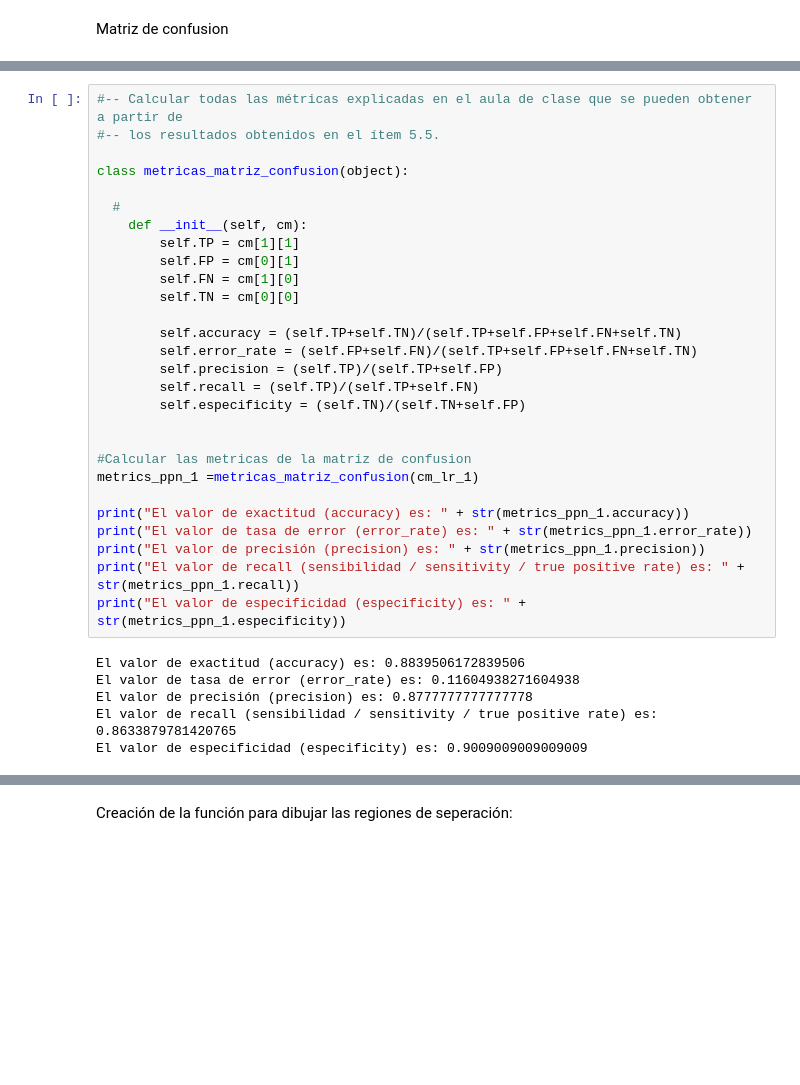
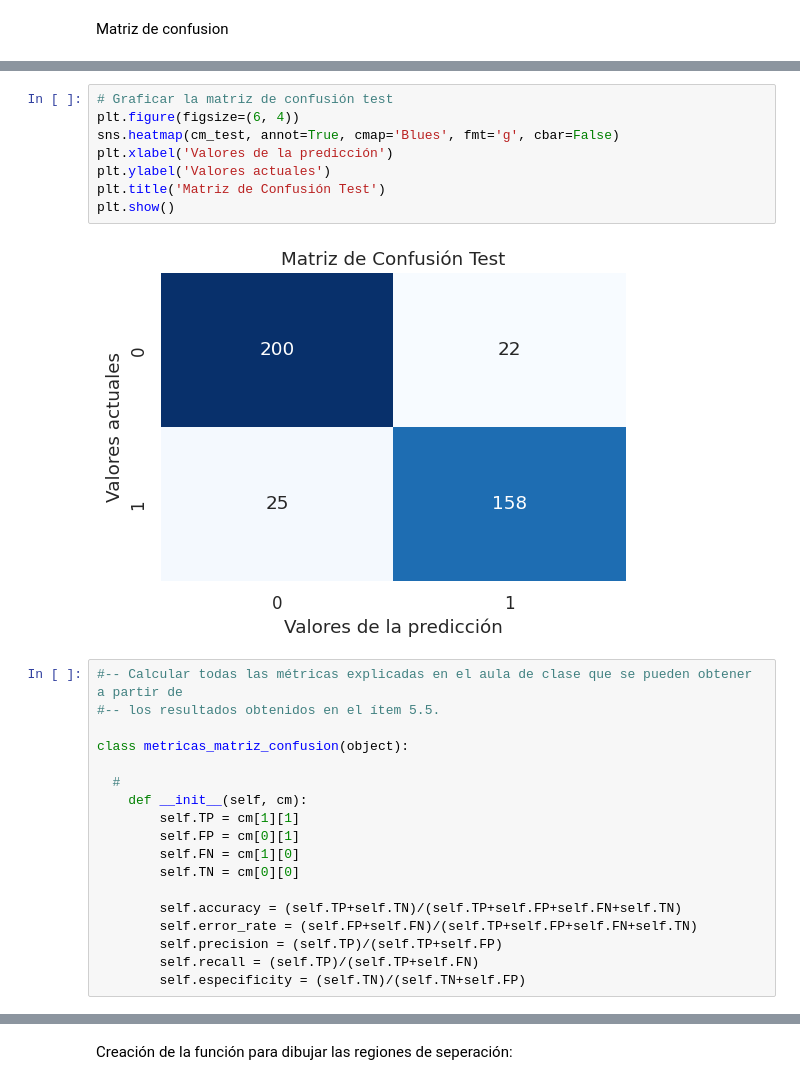
Before and after one commit to MiguelAngeloTr/Aprendizaje_Automatico, a Jupyter notebook: SEMANA_6/Tarea4/Tarea_Logistic_Regresion.ipynb, the cells around one changed output, grey strips where cells are left out. Saved outputs shown, nothing was run; the diff lists cells and outputs as text; blank space fills up the shorter version.

```diff
--- a/SEMANA_6/Tarea4/Tarea_Logistic_Regresion.ipynb
+++ b/SEMANA_6/Tarea4/Tarea_Logistic_Regresion.ipynb
@@ -360,3 +344,13 @@ plt.show()
+# %%
+# Graficar la matriz de confusión test
+plt.figure(figsize=(6, 4))
+sns.heatmap(cm_test, annot=True, cmap='Blues', fmt='g', cbar=False)
+plt.xlabel('Valores de la predicción')
+plt.ylabel('Valores actuales')
+plt.title('Matriz de Confusión Test')
+plt.show()
+# %% [output]
+[figure, added]
 # %%
 #-- Calcular todas las métricas explicadas en el aula de clase que se pueden obtener a partir de
 #-- los resultados obtenidos en el ítem 5.5.
@@ -375,19 +369,3 @@ class metricas_matriz_confusion(object):
         self.precision = (self.TP)/(self.TP+self.FP)
         self.recall = (self.TP)/(self.TP+self.FN)
         self.especificity = (self.TN)/(self.TN+self.FP)
-
-
-#Calcular las metricas de la matriz de confusion
-metrics_ppn_1 =metricas_matriz_confusion(cm_lr_1)
-
-print("El valor de exactitud (accuracy) es: " + str(metrics_ppn_1.accuracy))
-print("El valor de tasa de error (error_rate) es: " + str(metrics_ppn_1.error_rate))
-print("El valor de precisión (precision) es: " + str(metrics_ppn_1.precision))
-print("El valor de recall (sensibilidad / sensitivity / true positive rate) es: " + str(metrics_ppn_1.recall))
-print("El valor de especificidad (especificity) es: " + str(metrics_ppn_1.especificity))
-# %% [output]
-El valor de exactitud (accuracy) es: 0.8839506172839506
-El valor de tasa de error (error_rate) es: 0.11604938271604938
-El valor de precisión (precision) es: 0.8777777777777778
-El valor de recall (sensibilidad / sensitivity / true positive rate) es: 0.8633879781420765
-El valor de especificidad (especificity) es: 0.9009009009009009
```
Also changed, not shown: parts of 17 cells of this notebook.
